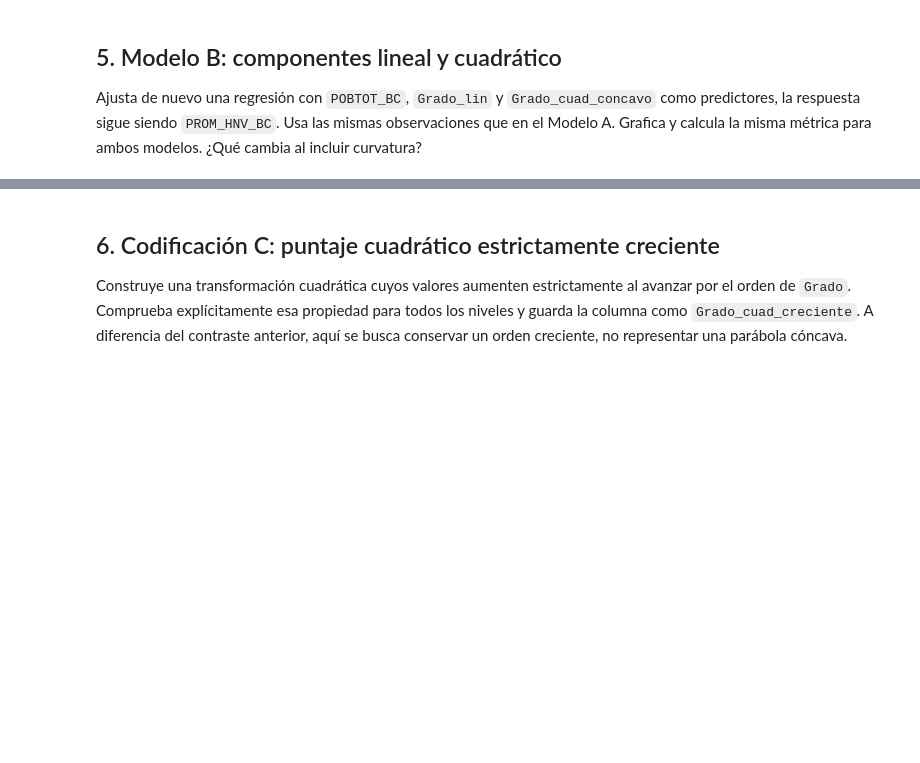
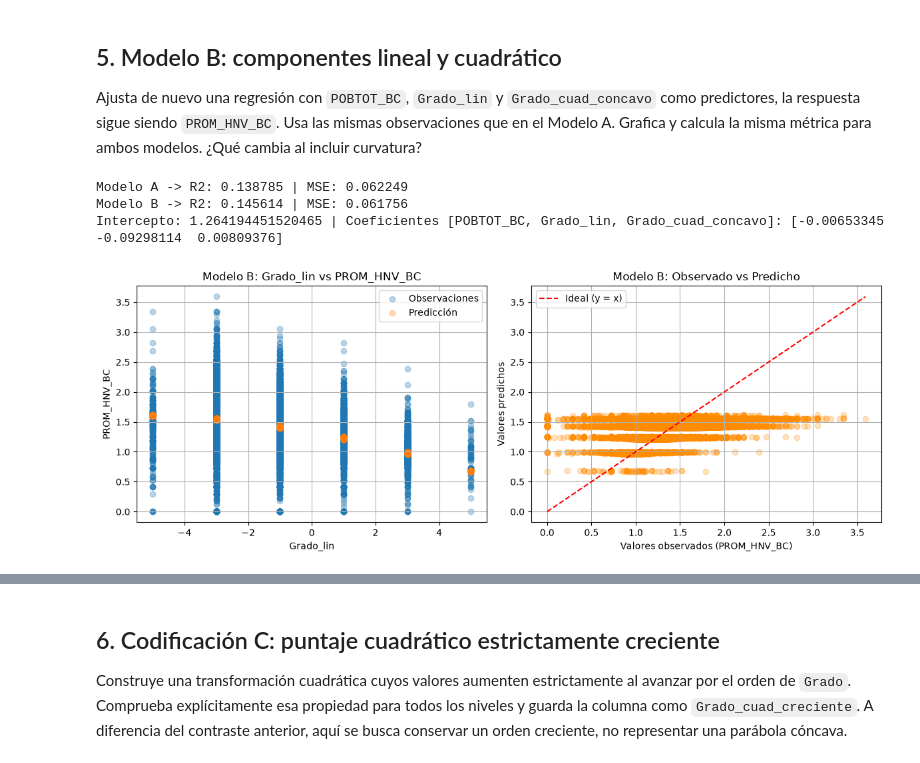
Before and after one commit to Santiago-CS/Procesamiento-de-datos, a Jupyter notebook: Modulo II/Actividad8_Codificacion_Variables_Categóricas_Ordinales.ipynb, the cells around one changed output, grey strips where cells are left out. Saved outputs shown, nothing was run; the diff lists cells and outputs as text; code cells hidden in the pictures; blank space fills up the shorter version.

```diff
--- a/Modulo II/Actividad8_Codificacion_Variables_Categóricas_Ordinales.ipynb
+++ b/Modulo II/Actividad8_Codificacion_Variables_Categóricas_Ordinales.ipynb
@@ -66,0 +177,15 @@ Construye un segundo puntaje cuadrático a partir de los mismos niveles y del or
+# %%
+# Generamos el contraste cuadrático centrado y cóncavo (a2 = -1) siguiendo el cuaderno 3.6
+a2 = -1
+a1 = 0
+a0 = -a2 / n * np.sum([i**2 for i in X_grado])
+
+dic_grado_cuad = {categorias: a0 + a1 * i + a2 * (i**2) for categorias, i in zip(orden_grado, X_grado)}
+print("Puntajes del contraste cuadrático cóncavo por categoría:")
+for cat, val in dic_grado_cuad.items():
+    print(f"  {cat}: {val:.4f}")
+
+print("\nSuma de los valores cuadráticos (centrado en 0):", round(np.sum(list(dic_grado_cuad.values())), 6))
+
+df['Grado_cuad_concavo'] = df['Grado'].map(dic_grado_cuad)
+df[['Grado', 'Grado_lin', 'Grado_cuad_concavo']].drop_duplicates().sort_values('Grado_lin')
@@ -74,0 +213,41 @@ Ajusta de nuevo una regresión con `POBTOT_BC`, `Grado_lin` y `Grado_cuad_concav
+# %%
+# Usamos exactamente las mismas filas que en el Modelo A
+datos_limpios['Grado_cuad_concavo'] = df.loc[datos_limpios.index, 'Grado_cuad_concavo']
+
+X_B = datos_limpios[['POBTOT_BC', 'Grado_lin', 'Grado_cuad_concavo']]
+
+lin_B = LinearRegression()
+lin_B.fit(X_B, y)
+f_B = lin_B.predict(X_B)
+
+r2_B = lin_B.score(X_B, y)
+mse_B = np.mean((y - f_B) ** 2)
+print(f"Modelo A -> R2: {r2_A:.6f} | MSE: {mse_A:.6f}")
+print(f"Modelo B -> R2: {r2_B:.6f} | MSE: {mse_B:.6f}")
+print("Intercepto:", lin_B.intercept_, "| Coeficientes [POBTOT_BC, Grado_lin, Grado_cuad_concavo]:", lin_B.coef_)
+
+fig, axes = plt.subplots(1, 2, figsize=(12, 4.5))
+
+axes[0].scatter(datos_limpios['Grado_lin'], y, alpha=0.3, label='Observaciones')
+axes[0].scatter(datos_limpios['Grado_lin'], f_B, alpha=0.3, label='Predicción')
+axes[0].set_xlabel('Grado_lin')
+axes[0].set_ylabel('PROM_HNV_BC')
+axes[0].set_title('Modelo B: Grado_lin vs PROM_HNV_BC')
+axes[0].legend()
+axes[0].grid()
+
+axes[1].scatter(y, f_B, alpha=0.25, color='darkorange')
+axes[1].plot([y.min(), y.max()], [y.min(), y.max()], 'r--', label='Ideal (y = x)')
+axes[1].set_xlabel('Valores observados (PROM_HNV_BC)')
+axes[1].set_ylabel('Valores predichos')
+axes[1].set_title('Modelo B: Observado vs Predicho')
+axes[1].legend()
+axes[1].grid()
+
+plt.tight_layout()
+plt.show()
+# %% [output]
+Modelo A -> R2: 0.138785 | MSE: 0.062249
+Modelo B -> R2: 0.145614 | MSE: 0.061756
+Intercepto: 1.264194451520465 | Coeficientes [POBTOT_BC, Grado_lin, Grado_cuad_concavo]: [-0.00653345 -0.09298114  0.00809376]
+[figure, added]
```
Also changed, not shown: parts of 19 cells of this notebook.
